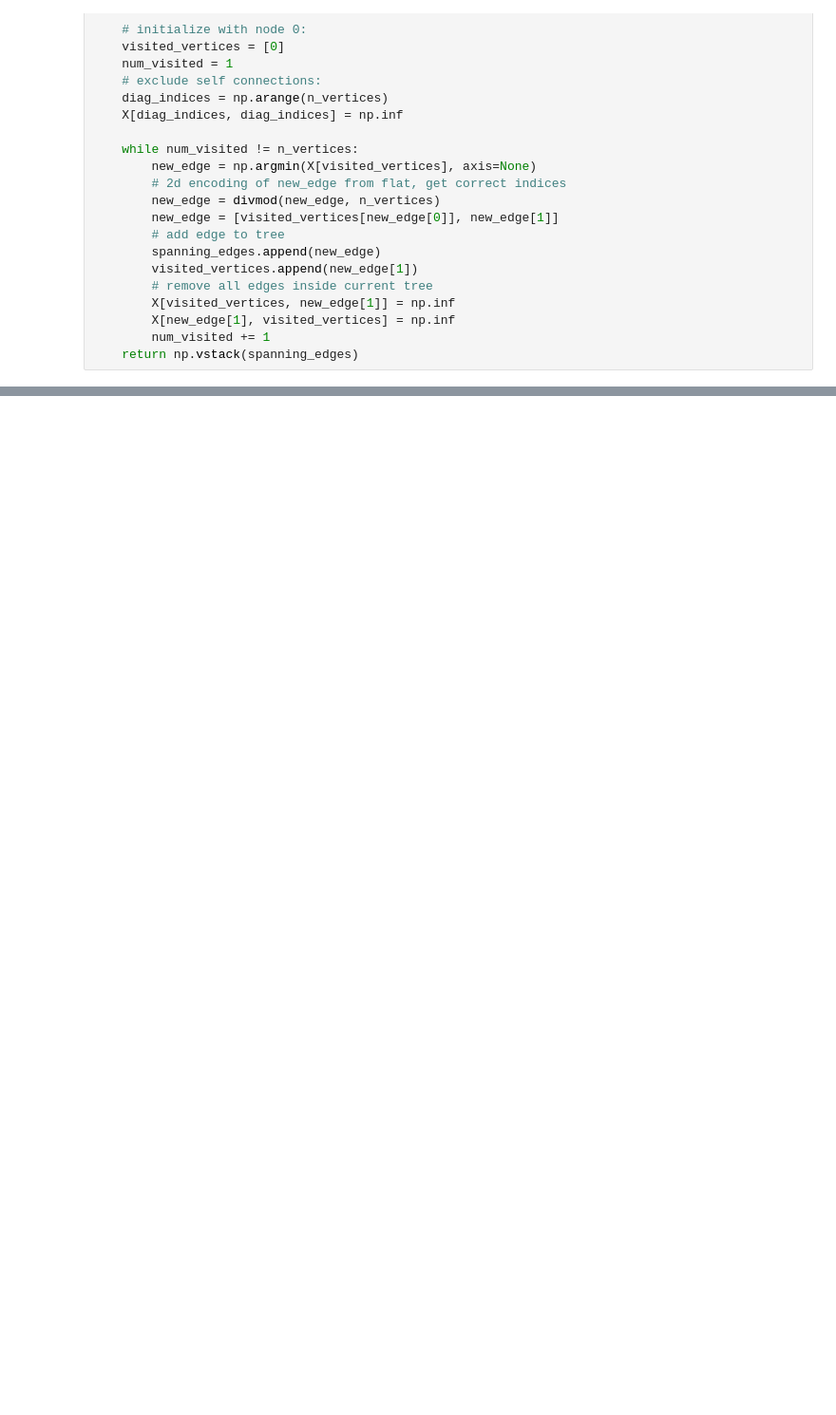
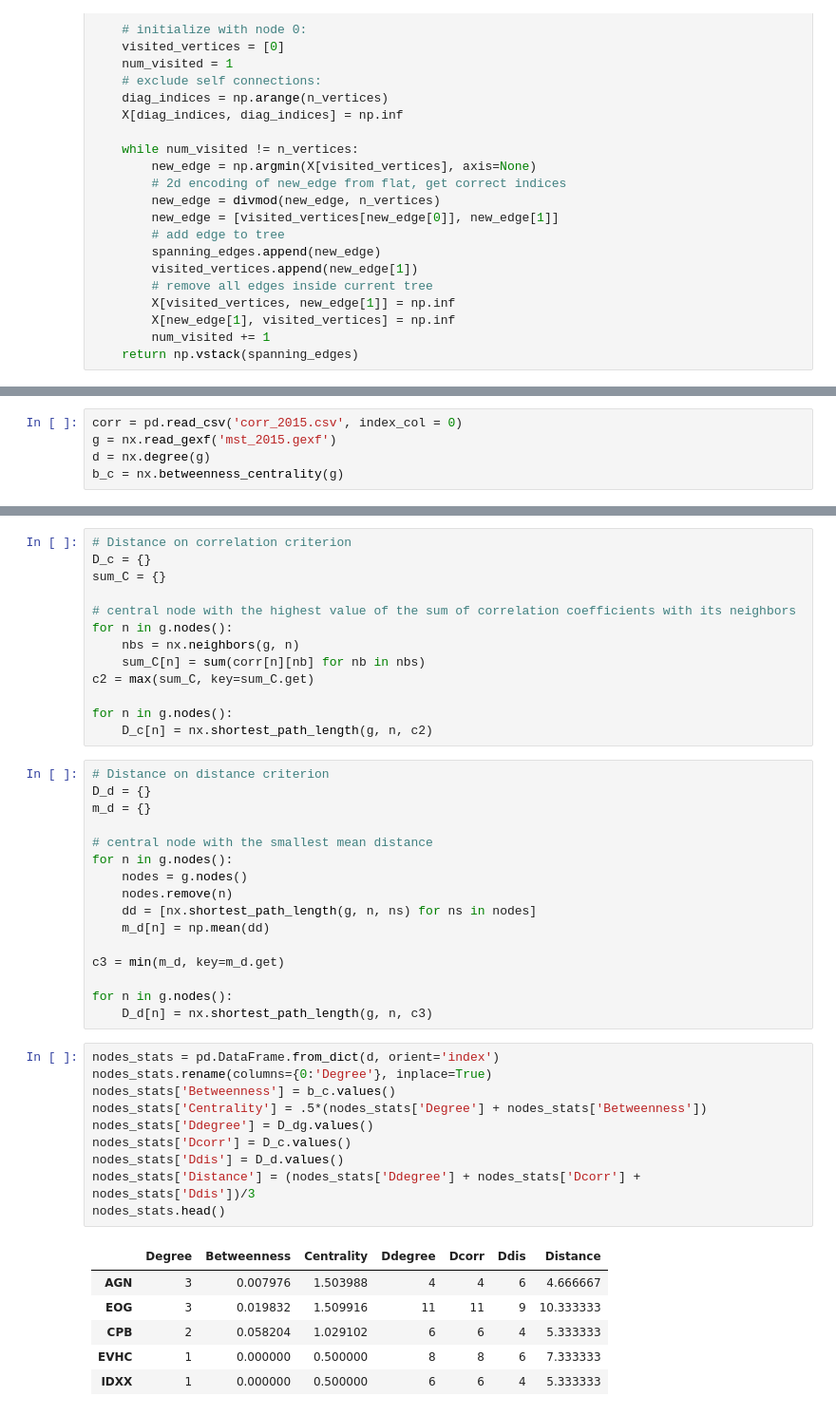
Before and after one commit to verali0816/STA141B_group_project, a Jupyter notebook: Minimum spanning tree.ipynb, the cells around one changed output, grey strips where cells are left out. Shown at 95% size. Drawn from its saved outputs; the diff is of its cells as text; blank space fills up the shorter version.

```diff
--- a/Minimum spanning tree.ipynb
+++ b/Minimum spanning tree.ipynb
@@ -85,0 +115,5 @@ nx.write_graphml(mst, 'sp500_2016.graphml')
+# %%
+corr = pd.read_csv('corr_2015.csv', index_col = 0)
+g = nx.read_gexf('mst_2015.gexf')
+d = nx.degree(g)
+b_c = nx.betweenness_centrality(g)
@@ -85,0 +128,46 @@ nx.write_graphml(mst, 'sp500_2016.graphml')
+# %%
+# Distance on correlation criterion
+D_c = {}
+sum_C = {}
+
+# central node with the highest value of the sum of correlation coefficients with its neighbors
+for n in g.nodes():
+    nbs = nx.neighbors(g, n)
+    sum_C[n] = sum(corr[n][nb] for nb in nbs)
+c2 = max(sum_C, key=sum_C.get)
+
+for n in g.nodes():
+    D_c[n] = nx.shortest_path_length(g, n, c2)
+# %%
+# Distance on distance criterion
+D_d = {}
+m_d = {}
+
+# central node with the smallest mean distance
+for n in g.nodes():
+    nodes = g.nodes()
+    nodes.remove(n)
+    dd = [nx.shortest_path_length(g, n, ns) for ns in nodes]
+    m_d[n] = np.mean(dd)
+
+c3 = min(m_d, key=m_d.get)
+
+for n in g.nodes():
+    D_d[n] = nx.shortest_path_length(g, n, c3)
+# %%
+nodes_stats = pd.DataFrame.from_dict(d, orient='index')
+nodes_stats.rename(columns={0:'Degree'}, inplace=True)
+nodes_stats['Betweenness'] = b_c.values()
+nodes_stats['Centrality'] = .5*(nodes_stats['Degree'] + nodes_stats['Betweenness'])
+nodes_stats['Ddegree'] = D_dg.values()
+nodes_stats['Dcorr'] = D_c.values()
+nodes_stats['Ddis'] = D_d.values()
+nodes_stats['Distance'] = (nodes_stats['Ddegree'] + nodes_stats['Dcorr'] + nodes_stats['Ddis'])/3
+nodes_stats.head()
+# %% [output]
+|  | Degree | Betweenness | Centrality | Ddegree | Dcorr | Ddis | Distance |
+| AGN | 3 | 0.007976 | 1.503988 | 4 | 4 | 6 | 4.666667 |
+| EOG | 3 | 0.019832 | 1.509916 | 11 | 11 | 9 | 10.333333 |
+| CPB | 2 | 0.058204 | 1.029102 | 6 | 6 | 4 | 5.333333 |
+| EVHC | 1 | 0.000000 | 0.500000 | 8 | 8 | 6 | 7.333333 |
+| IDXX | 1 | 0.000000 | 0.500000 | 6 | 6 | 4 | 5.333333 |
```
Also changed, not shown: parts of 19 cells of this notebook.
